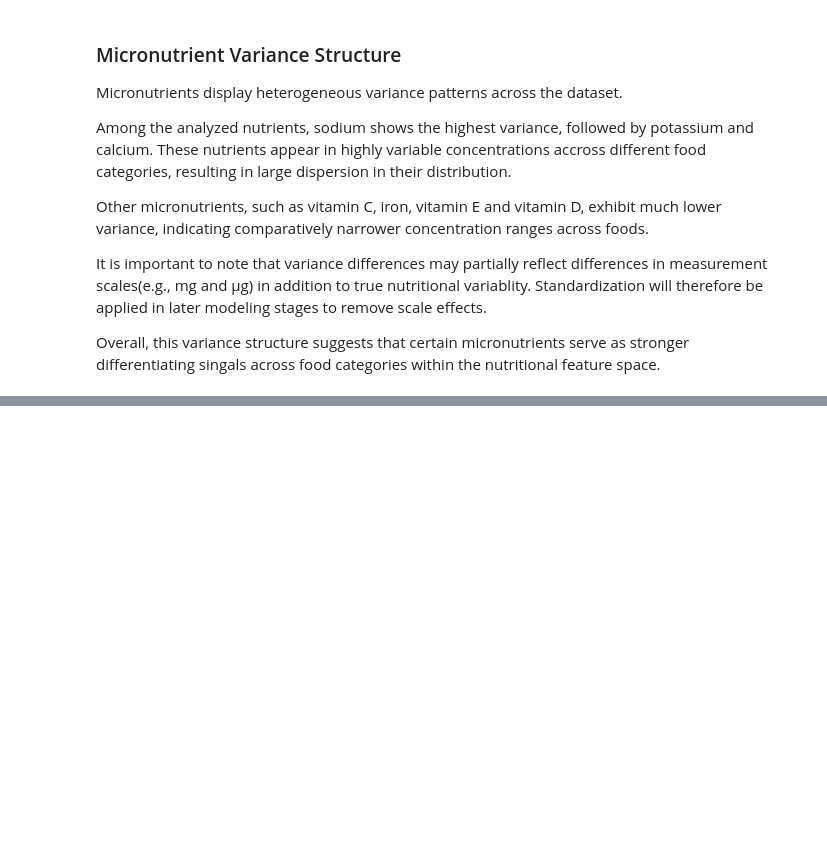
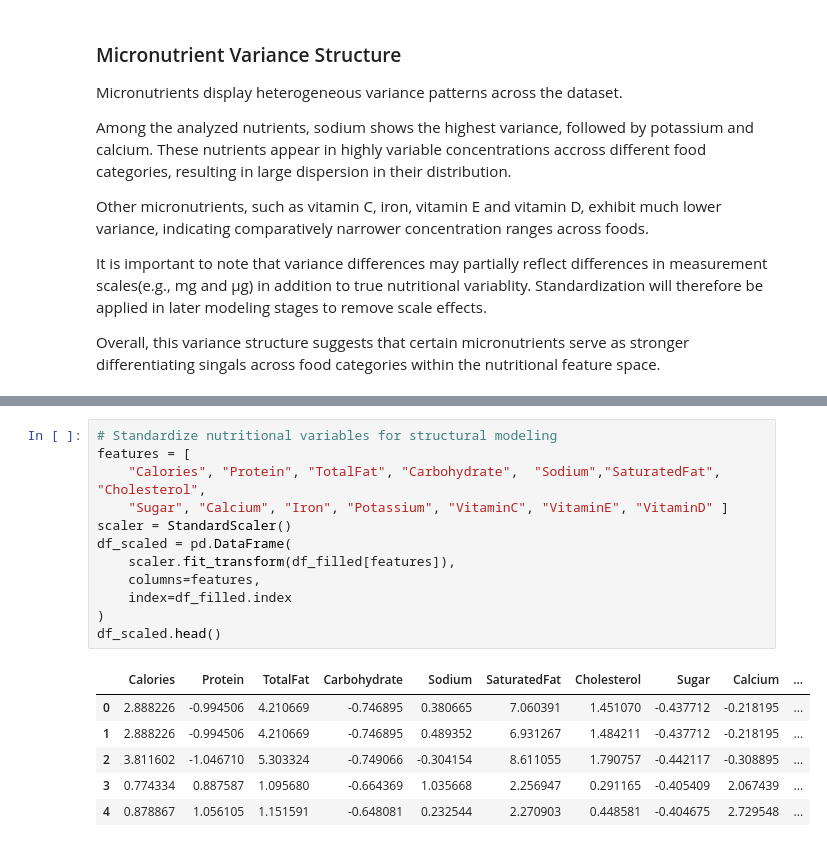
Before and after one commit to lasombra7/macro-density-analysis, a Jupyter notebook: notebooks/macro-density-analysis.ipynb, the cells around one changed output, grey strips where cells are left out. Saved outputs shown, nothing was run; the diff lists cells and outputs as text; blank space fills up the shorter version.

```diff
--- a/notebooks/macro-density-analysis.ipynb
+++ b/notebooks/macro-density-analysis.ipynb
@@ -503,0 +500,19 @@ Overall, this variance structure suggests that certain micronutrients serve as s
+# %%
+# Standardize nutritional variables for structural modeling
+features = [
+    "Calories", "Protein", "TotalFat", "Carbohydrate",  "Sodium","SaturatedFat", "Cholesterol",
+    "Sugar", "Calcium", "Iron", "Potassium", "VitaminC", "VitaminE", "VitaminD" ]
+scaler = StandardScaler()
+df_scaled = pd.DataFrame(
+    scaler.fit_transform(df_filled[features]),
+    columns=features,
+    index=df_filled.index
+)
+df_scaled.head()
+# %% [output]
+|  | Calories | Protein | TotalFat | Carbohydrate | Sodium | SaturatedFat | Cholesterol | Sugar | Calcium | ... |
+| 0 | 2.888226 | -0.994506 | 4.210669 | -0.746895 | 0.380665 | 7.060391 | 1.451070 | -0.437712 | -0.218195 | ... |
+| 1 | 2.888226 | -0.994506 | 4.210669 | -0.746895 | 0.489352 | 6.931267 | 1.484211 | -0.437712 | -0.218195 | ... |
+| 2 | 3.811602 | -1.046710 | 5.303324 | -0.749066 | -0.304154 | 8.611055 | 1.790757 | -0.442117 | -0.308895 | ... |
+| 3 | 0.774334 | 0.887587 | 1.095680 | -0.664369 | 1.035668 | 2.256947 | 0.291165 | -0.405409 | 2.067439 | ... |
+| 4 | 0.878867 | 1.056105 | 1.151591 | -0.648081 | 0.232544 | 2.270903 | 0.448581 | -0.404675 | 2.729548 | ... |
```
Also changed, not shown: parts of 19 cells of this notebook.
